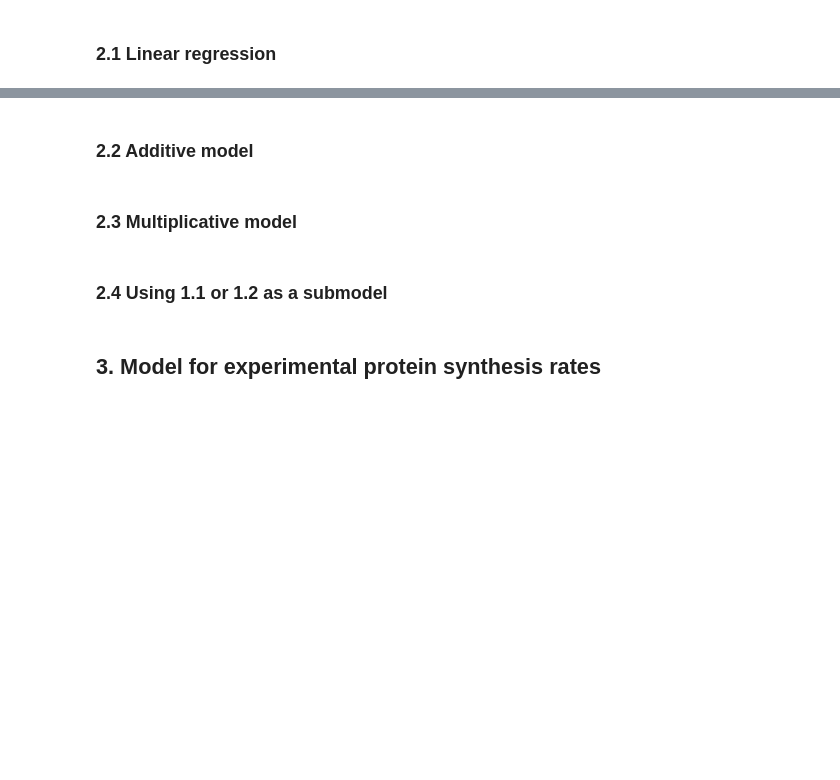
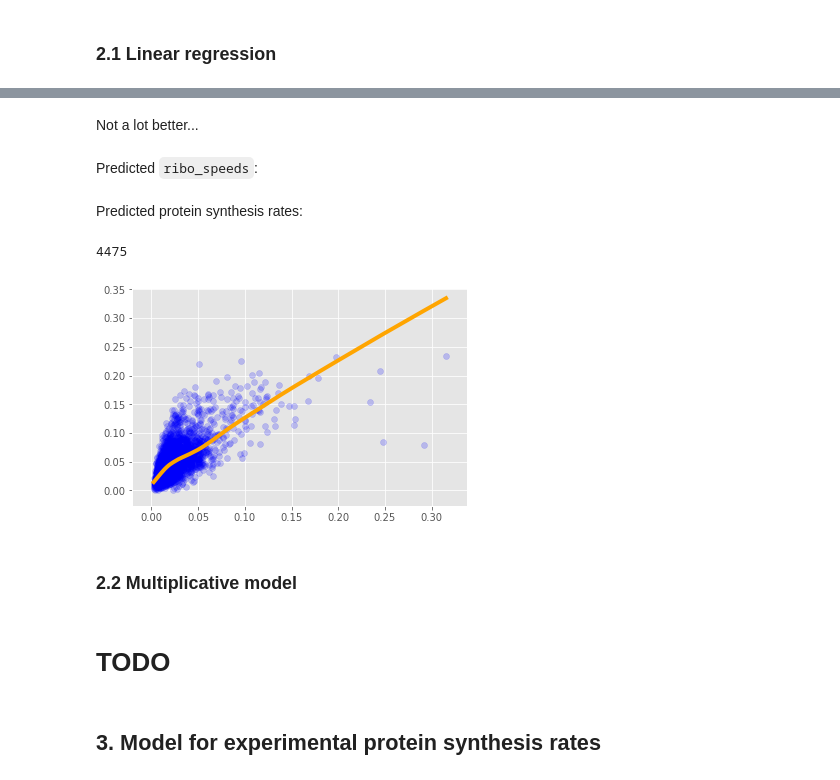
Before and after one commit to gittenberg/TRSL, a Jupyter notebook: workbooks/analyses/10 Modelling protein synthesis rates.ipynb, the cells around one changed output, grey strips where cells are left out. Drawn from its saved outputs; the diff is of its cells as text; code cells hidden in the pictures; blank space fills up the shorter version.

Commit message:
Some slightly inconclusive modelling

````diff
--- a/workbooks/analyses/10 Modelling protein synthesis rates.ipynb
+++ b/workbooks/analyses/10 Modelling protein synthesis rates.ipynb
@@ -443,0 +585,2 @@ $t$: adaptation index (tAI or cAI)
+# %%
+regression_data = regression_data.join(initiation_rates, how='outer')
@@ -443,0 +596,3 @@ $t$: adaptation index (tAI or cAI)
+# %%
+result = sm.ols(formula="Ribosome_speed ~ tAI + ORF_length + Initiation_rate", data=regression_data).fit()
+print result.params
@@ -444,8 +625,21 @@ $t$: adaptation index (tAI or cAI)
+# %% [markdown]
+Not a lot better...
+# %% [markdown]
+Predicted ```ribo_speeds```:
+# %%
+predictions = result.predict(regression_data).to_dict()
+# %% [markdown]
+Predicted protein synthesis rates:
+# %%
+predicted_rates_2D = {gene: predictions[gene] / orf_lengths[gene] for gene in predictions if gene in orf_lengths}
+# %%
+scatter_dicts(predicted_rates_2D, prot_speed_per_transcript_dict, xlog=False, ylog=False)
+# %% [output]
+4475
+[figure, added]
 # %% [markdown]
-### 2.2 Additive model
+### 2.2 Multiplicative model
-# %% [markdown]
-### 2.3 Multiplicative model
-# %% [markdown]
-### 2.4 Using 1.1 or 1.2 as a submodel
+# %% [markdown]
+# TODO
 # %% [markdown]
 ## 3. Model for experimental protein synthesis rates
````
Also changed, not shown: parts of 38 cells of this notebook.
